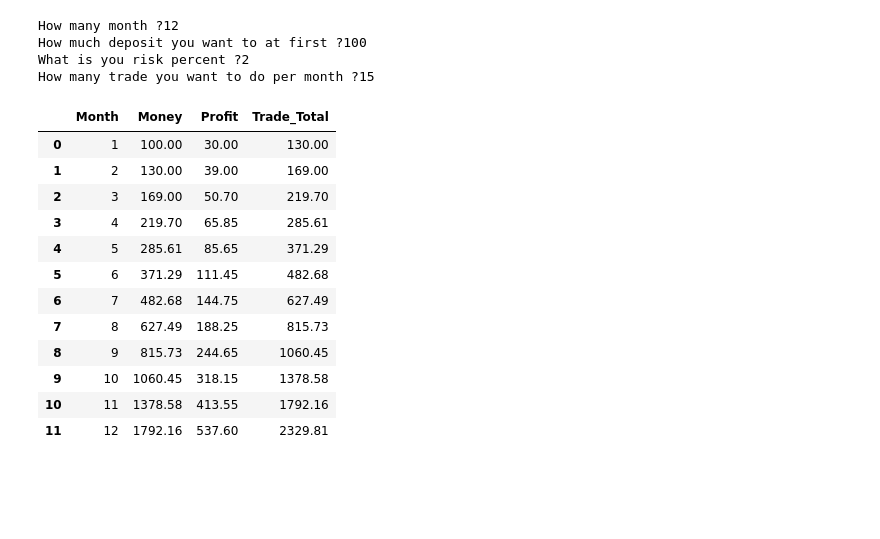
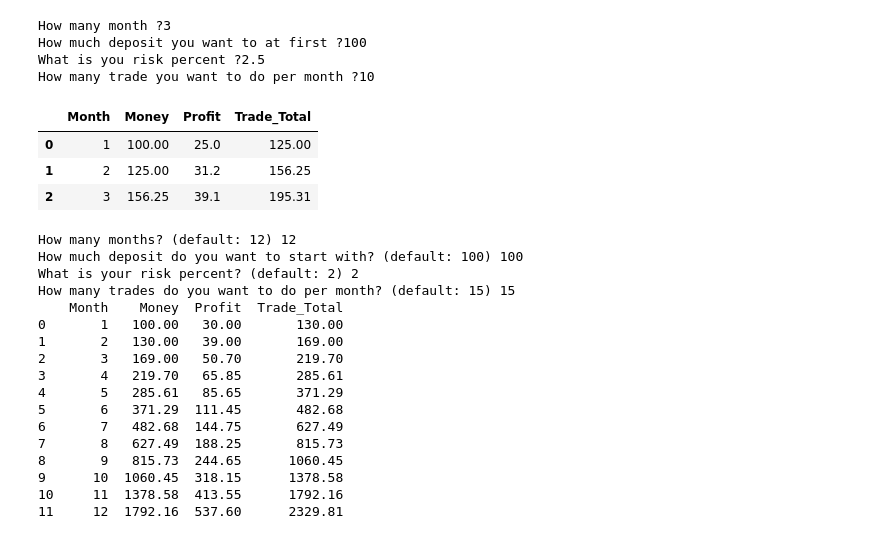
Before and after one commit to farshid101/Data-visualization, a Jupyter notebook: Fx_Plan_code.ipynb, the cells around one changed output. Drawn from its saved outputs; the diff is of its cells as text; code cells hidden in the pictures; blank space fills up the shorter version.

```diff
--- a/Fx_Plan_code.ipynb
+++ b/Fx_Plan_code.ipynb
@@ -3,44 +3,81 @@
 # %%
 
 month=int(input("How many month ?")) # defalut value 12
 first_money_deposit=int(input("How much deposit you want to at first ?")) # defalut value 100
-percent_risk=int(input("What is you risk percent ?")) # defalut value 2
+percent_risk=float(input("What is you risk percent ?")) # defalut value 2
 trade_per_month=int(input("How many trade you want to do per month ?")) # defalut value 15
 
 
 total=first_money_deposit
 
 data = {'Month': [], 'Money' :[] , 'Profit': [], 'Trade_Total': []}
 
 
 for i in range(0,month):
     per_profit=(total*percent_risk/100)
     month_total=per_profit * trade_per_month
     data['Month'].append(i+1)
     data['Money'].append(round(total, 2))
     data['Profit'].append(round(per_profit, 2) * trade_per_month)
     data['Trade_Total'].append(round(month_total+total, 2))
     total=total+month_total
 
 
 df = pd.DataFrame(data)
 #print(df)
 df
 # %% [output]
-How many month ?12
+How many month ?3
 How much deposit you want to at first ?100
-What is you risk percent ?2
-How many trade you want to do per month ?15
+What is you risk percent ?2.5
+How many trade you want to do per month ?10
 |  | Month | Money | Profit | Trade_Total |
-| 0 | 1 | 100.00 | 30.00 | 130.00 |
-| 1 | 2 | 130.00 | 39.00 | 169.00 |
-| 2 | 3 | 169.00 | 50.70 | 219.70 |
-| 3 | 4 | 219.70 | 65.85 | 285.61 |
-| 4 | 5 | 285.61 | 85.65 | 371.29 |
-| 5 | 6 | 371.29 | 111.45 | 482.68 |
-| 6 | 7 | 482.68 | 144.75 | 627.49 |
-| 7 | 8 | 627.49 | 188.25 | 815.73 |
-| 8 | 9 | 815.73 | 244.65 | 1060.45 |
-| 9 | 10 | 1060.45 | 318.15 | 1378.58 |
-| 10 | 11 | 1378.58 | 413.55 | 1792.16 |
-| 11 | 12 | 1792.16 | 537.60 | 2329.81 |
+| 0 | 1 | 100.00 | 25.0 | 125.00 |
+| 1 | 2 | 125.00 | 31.2 | 156.25 |
+| 2 | 3 | 156.25 | 39.1 | 195.31 |
+# %%
+import pandas as pd
+
+def calculate_trading_strategy(month=12, first_money_deposit=100, percent_risk=2, trade_per_month=15):
+    total = first_money_deposit
+
+    data = {'Month': [], 'Money': [], 'Profit': [], 'Trade_Total': []}
+
+    for i in range(month):
+        per_profit = (total * percent_risk / 100)
+        month_total = per_profit * trade_per_month
+        data['Month'].append(i + 1)
+        data['Money'].append(round(total, 2))
+        data['Profit'].append(round(per_profit, 2) * trade_per_month)
+        data['Trade_Total'].append(round(month_total + total, 2))
+        total = total + month_total
+
+    df = pd.DataFrame(data)
+    return df
+
+# Get user input
+month = int(input("How many months? (default: 12) ") or 12)
+first_money_deposit = int(input("How much deposit do you want to start with? (default: 100) ") or 100)
+percent_risk = float(input("What is your risk percent? (default: 2) ") or 2)
+trade_per_month = int(input("How many trades do you want to do per month? (default: 15) ") or 15)
+
+result_df = calculate_trading_strategy(month, first_money_deposit, percent_risk, trade_per_month)
+result_df
+# %% [output]
+How many months? (default: 12) 12
+How much deposit do you want to start with? (default: 100) 100
+What is your risk percent? (default: 2) 2
+How many trades do you want to do per month? (default: 15) 15
+    Month    Money  Profit  Trade_Total
+0       1   100.00   30.00       130.00
+1       2   130.00   39.00       169.00
+2       3   169.00   50.70       219.70
+3       4   219.70   65.85       285.61
+4       5   285.61   85.65       371.29
+5       6   371.29  111.45       482.68
+6       7   482.68  144.75       627.49
+7       8   627.49  188.25       815.73
+8       9   815.73  244.65      1060.45
+9      10  1060.45  318.15      1378.58
+10     11  1378.58  413.55      1792.16
+11     12  1792.16  537.60      2329.81
```
Also changed, not shown: parts of 3 cells of this notebook.
